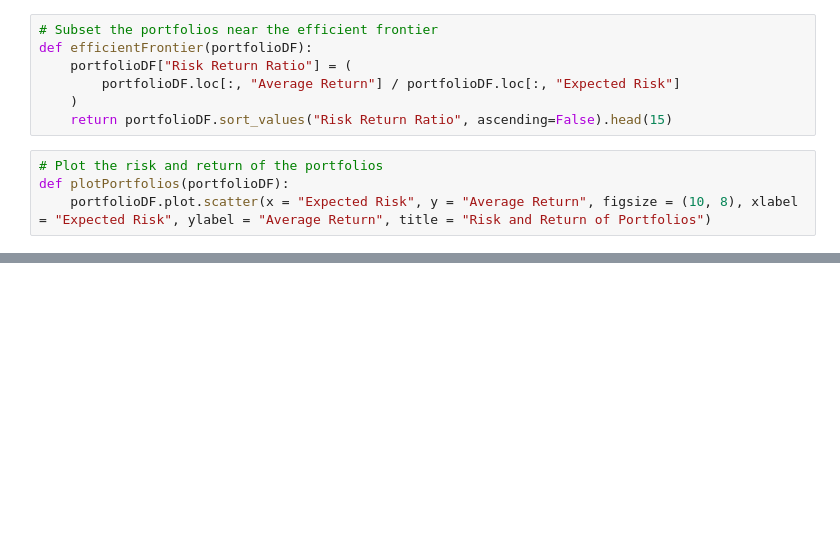
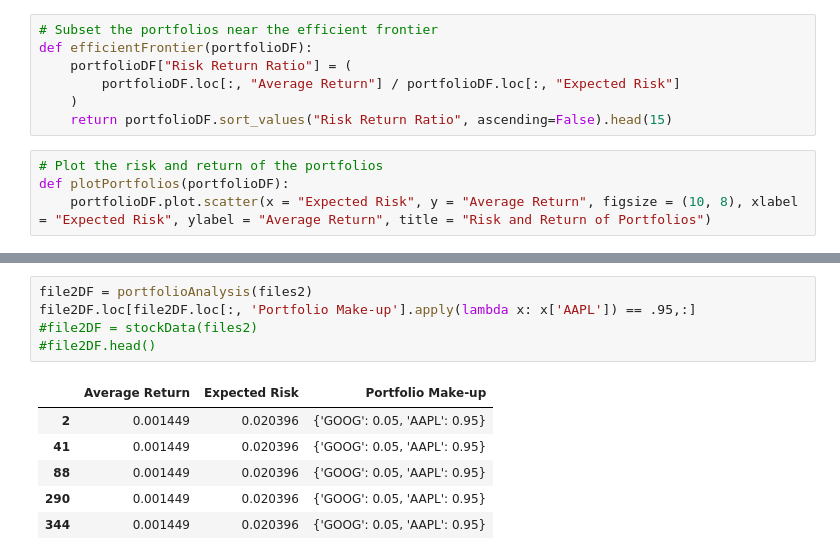
Before and after one commit to nogibjj/Project-2---NC-Stock-Market-Analysis, a Jupyter notebook: AnalysiswPandas.ipynb, the cells around one changed output, grey strips where cells are left out. Cells and saved outputs as stored; diff of their text form; blank space fills up the shorter version.

```diff
--- a/AnalysiswPandas.ipynb
+++ b/AnalysiswPandas.ipynb
@@ -120,0 +142,12 @@ for path in stocks:
+# %%
+file2DF = portfolioAnalysis(files2)
+file2DF.loc[file2DF.loc[:, 'Portfolio Make-up'].apply(lambda x: x['AAPL']) == .95,:]
+#file2DF = stockData(files2)
+#file2DF.head()
+# %% [output]
+|  | Average Return | Expected Risk | Portfolio Make-up |
+| 2 | 0.001449 | 0.020396 | {'GOOG': 0.05, 'AAPL': 0.95} |
+| 41 | 0.001449 | 0.020396 | {'GOOG': 0.05, 'AAPL': 0.95} |
+| 88 | 0.001449 | 0.020396 | {'GOOG': 0.05, 'AAPL': 0.95} |
+| 290 | 0.001449 | 0.020396 | {'GOOG': 0.05, 'AAPL': 0.95} |
+| 344 | 0.001449 | 0.020396 | {'GOOG': 0.05, 'AAPL': 0.95} |
```
Also changed, not shown: parts of 9 cells of this notebook, 1 other file.
